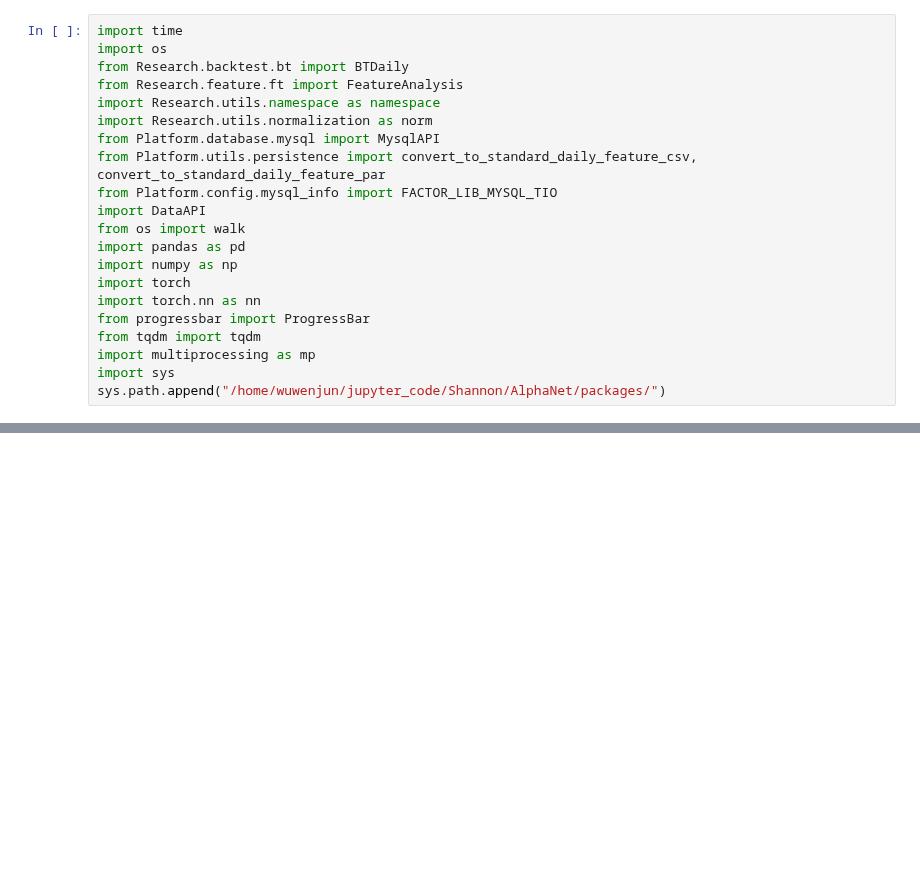
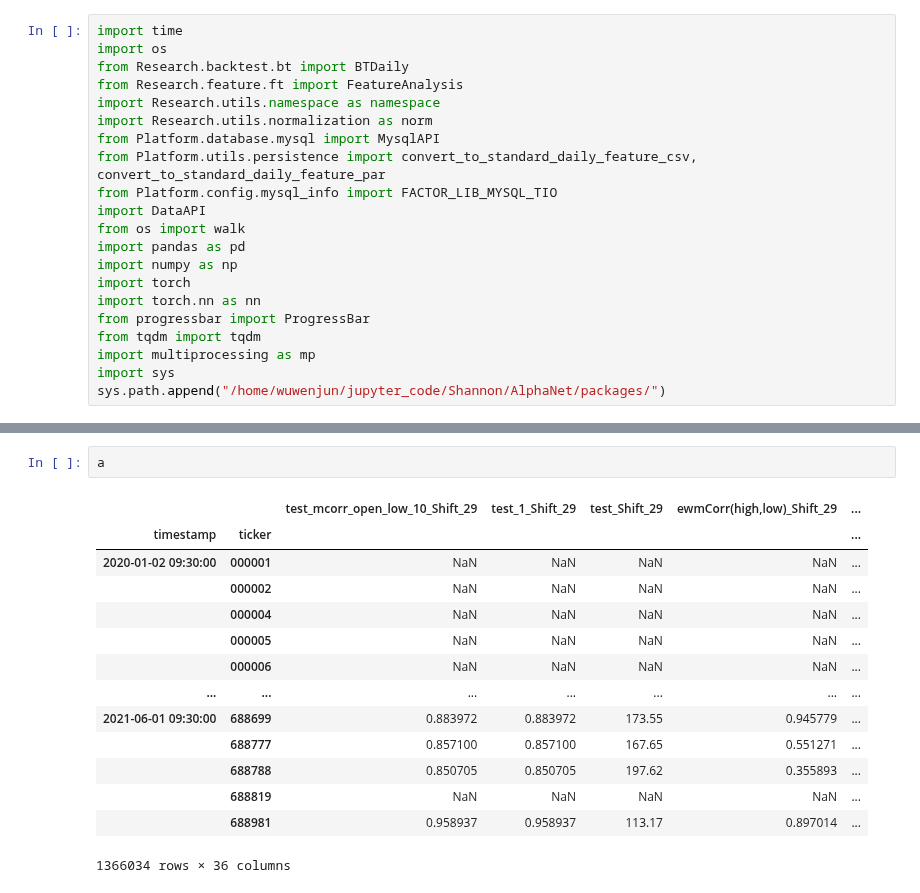
Before and after one commit to June24-Wu/Shannon, a Jupyter notebook: AlphaNet/Code Example/Shift_into_Squence_Par.ipynb, the cells around one changed output, grey strips where cells are left out. Drawn from its saved outputs; the diff is of its cells as text; blank space fills up the shorter version.

```diff
--- a/AlphaNet/Code Example/Shift_into_Squence_Par.ipynb
+++ b/AlphaNet/Code Example/Shift_into_Squence_Par.ipynb
@@ -97,0 +73,17 @@ final_df
+# %%
+a
+# %% [output]
+|  |  | test_mcorr_open_low_10_Shift_29 | test_1_Shift_29 | test_Shift_29 | ewmCorr(high,low)_Shift_29 | ... |
+| timestamp | ticker |  |  |  |  | ... |
+| 2020-01-02 09:30:00 | 000001 | NaN | NaN | NaN | NaN | ... |
+|  | 000002 | NaN | NaN | NaN | NaN | ... |
+|  | 000004 | NaN | NaN | NaN | NaN | ... |
+|  | 000005 | NaN | NaN | NaN | NaN | ... |
+|  | 000006 | NaN | NaN | NaN | NaN | ... |
+| ... | ... | ... | ... | ... | ... | ... |
+| 2021-06-01 09:30:00 | 688699 | 0.883972 | 0.883972 | 173.55 | 0.945779 | ... |
+|  | 688777 | 0.857100 | 0.857100 | 167.65 | 0.551271 | ... |
+|  | 688788 | 0.850705 | 0.850705 | 197.62 | 0.355893 | ... |
+|  | 688819 | NaN | NaN | NaN | NaN | ... |
+|  | 688981 | 0.958937 | 0.958937 | 113.17 | 0.897014 | ... |
+1366034 rows × 36 columns
```
Also changed, not shown: parts of 8 cells of this notebook, 5 other files.
